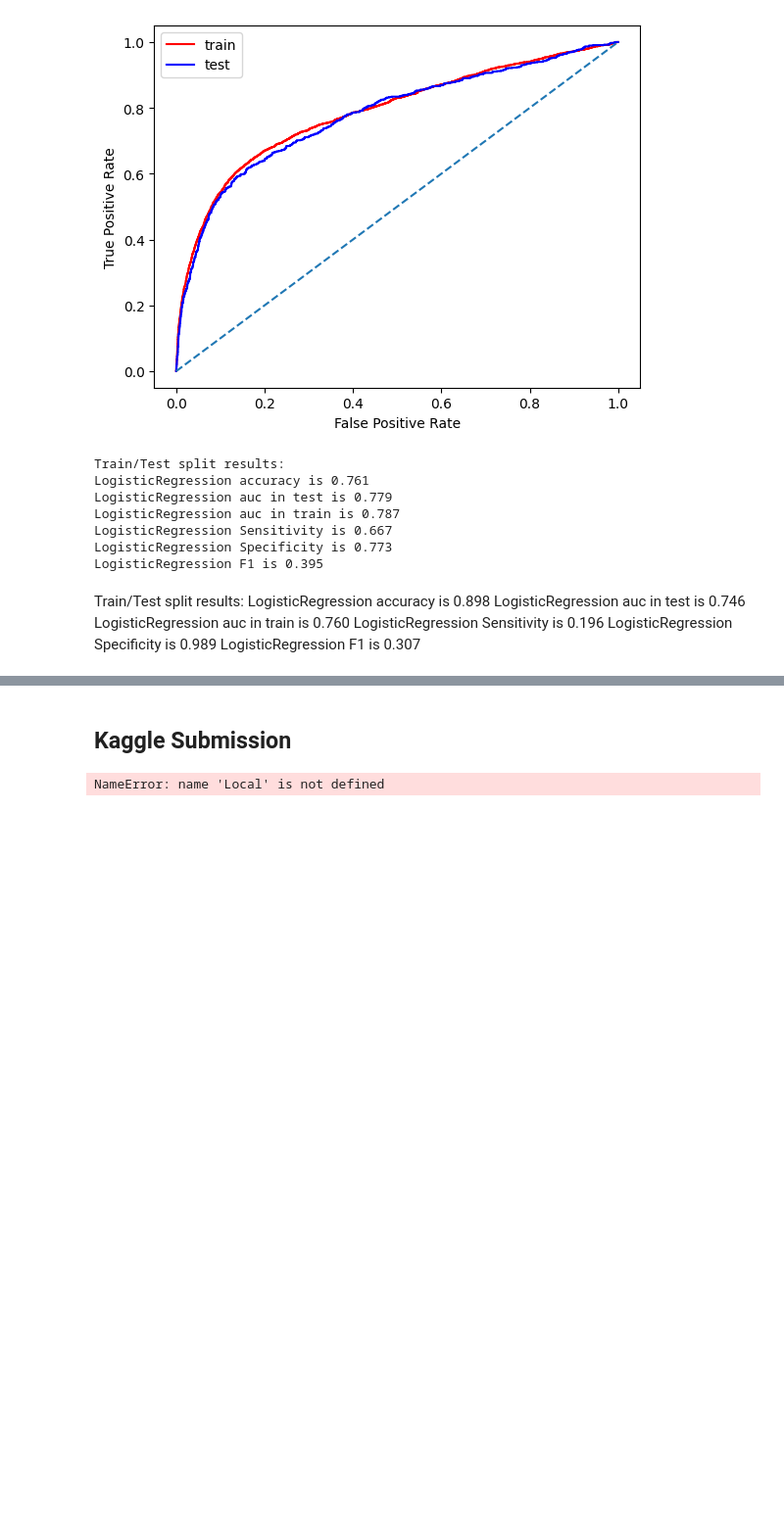
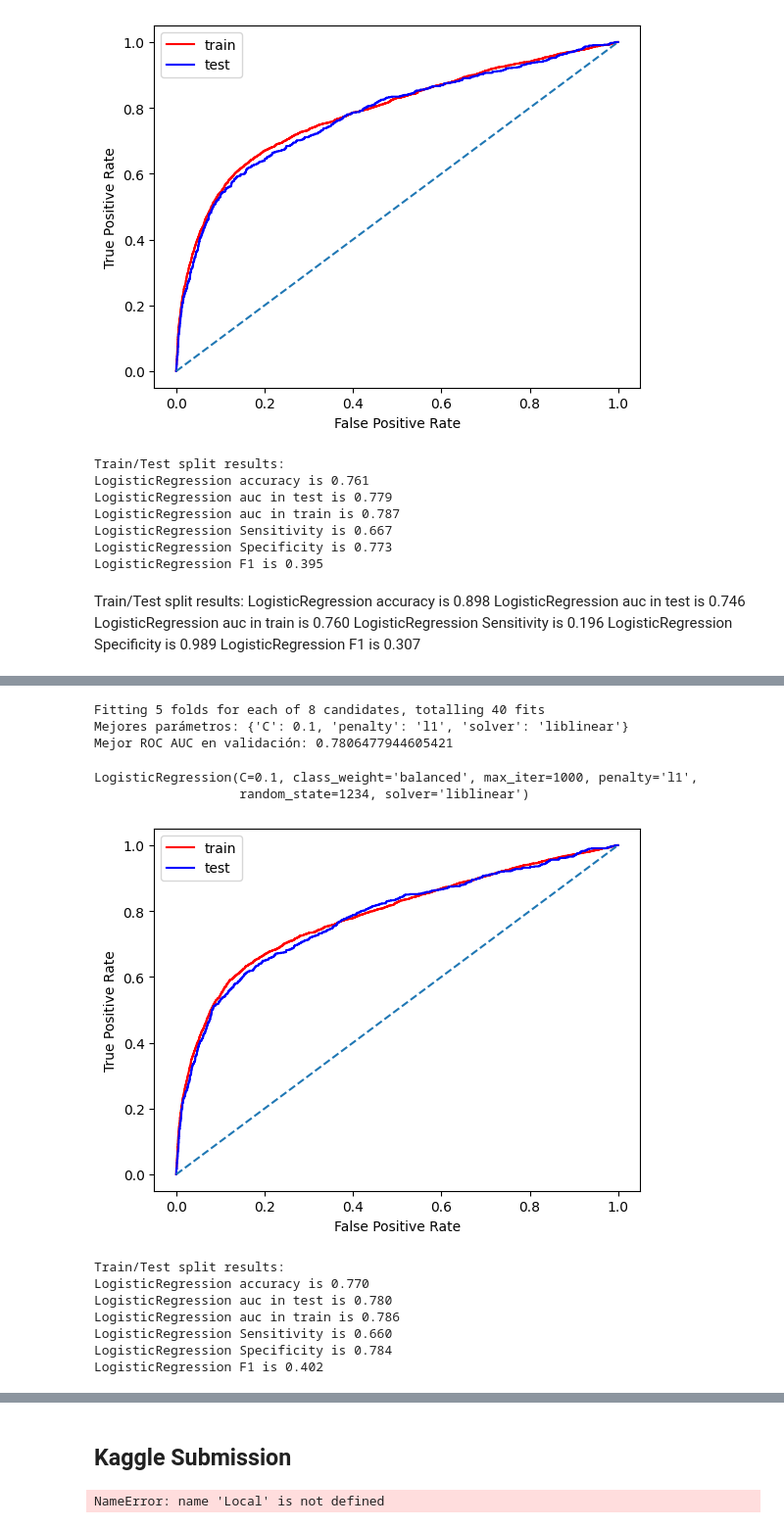
Before and after one commit to marcemir/MLAdvancedProject, a Jupyter notebook: 2410_kaggle_bank_campaingMarcelo.ipynb, the cells around one changed output, grey strips where cells are left out. Shown at 98% size. Cells and saved outputs as stored; diff of their text form; code cells hidden in the pictures; blank space fills up the shorter version.

Commit message:
feat: Logistic regression optimized

```diff
--- a/2410_kaggle_bank_campaingMarcelo.ipynb
+++ b/2410_kaggle_bank_campaingMarcelo.ipynb
@@ -822,0 +725,57 @@ ROC AUC en el conjunto de prueba: 0.7584724663815289
+# %%
+# LR Hyperparameter tuning 1 - GridSearchCV
+
+# Define hyperparameters
+param_grid = {
+    'C': [0.01, 0.1],
+    'penalty': ['l1', 'l2'],
+    'solver': ['liblinear', 'saga'],
+}
+
+# Configure GridSearchCV
+grid_search = GridSearchCV(
+    estimator=LogisticRegression(max_iter=1000, random_state=42),
+    param_grid=param_grid,
+    scoring='roc_auc',
+    cv=5,
+    n_jobs=-1,
+    verbose=2
+)
+
+# Fit the model
+grid_search.fit(X_train_transformed_df, y_train)
+
+# Best hyperparameters
+print("Best parameters:", grid_search.best_params_)
+print("Best ROC AUC on validation:", grid_search.best_score_)
+
+# Save the best parameters
+best_params = grid_search.best_params_
+# %% [output]
+Fitting 5 folds for each of 8 candidates, totalling 40 fits
+Mejores parámetros: {'C': 0.1, 'penalty': 'l1', 'solver': 'liblinear'}
+Mejor ROC AUC en validación: 0.7806477944605421
+# %%
+# Initialize the best model with the best hyperparameters
+best_rl_model = LogisticRegression(max_iter=1000, random_state=1234, class_weight='balanced', **best_params)
+
+# Train the model
+best_rl_model.fit(X_train_transformed_df, y_train)
+
+# Compute metrics of the best model
+compute_metrics(best_rl_model, X_train_transformed_df, y_train, X_test_transformed_df, y_test)
+# %% [output]
+LogisticRegression(C=0.1, class_weight='balanced', max_iter=1000, penalty='l1',
+                   random_state=1234, solver='liblinear')
+# %%
+# Compute metrics of the best model
+compute_metrics(best_rl_model, X_train_transformed_df, y_train, X_test_transformed_df, y_test)
+# %% [output]
+[figure, added]
+Train/Test split results:
+LogisticRegression accuracy is 0.770
+LogisticRegression auc in test is 0.780
+LogisticRegression auc in train is 0.786
+LogisticRegression Sensitivity is 0.660
+LogisticRegression Specificity is 0.784
+LogisticRegression F1 is 0.402
```
Also changed, not shown: parts of 13 cells of this notebook, 3 other files.
